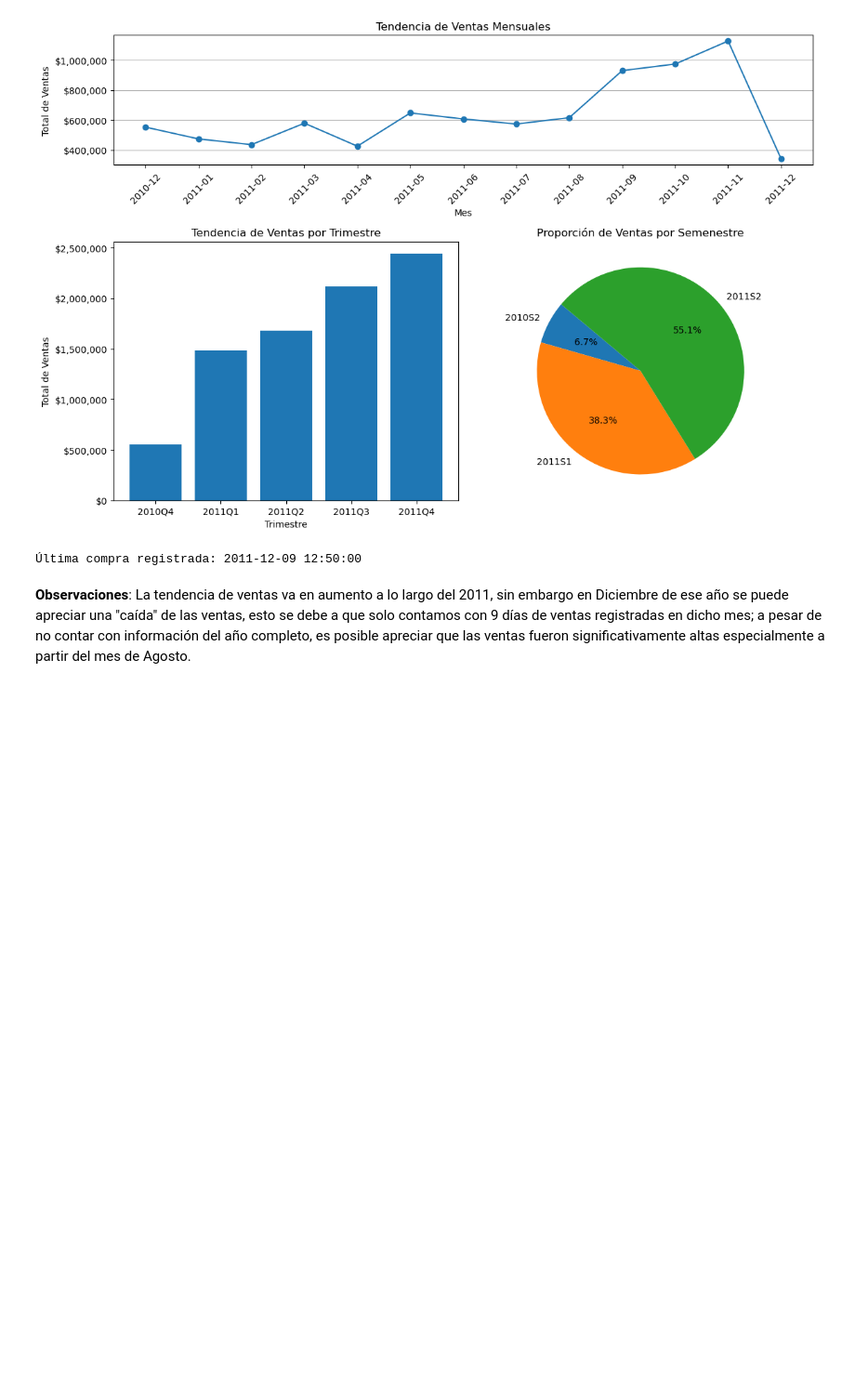
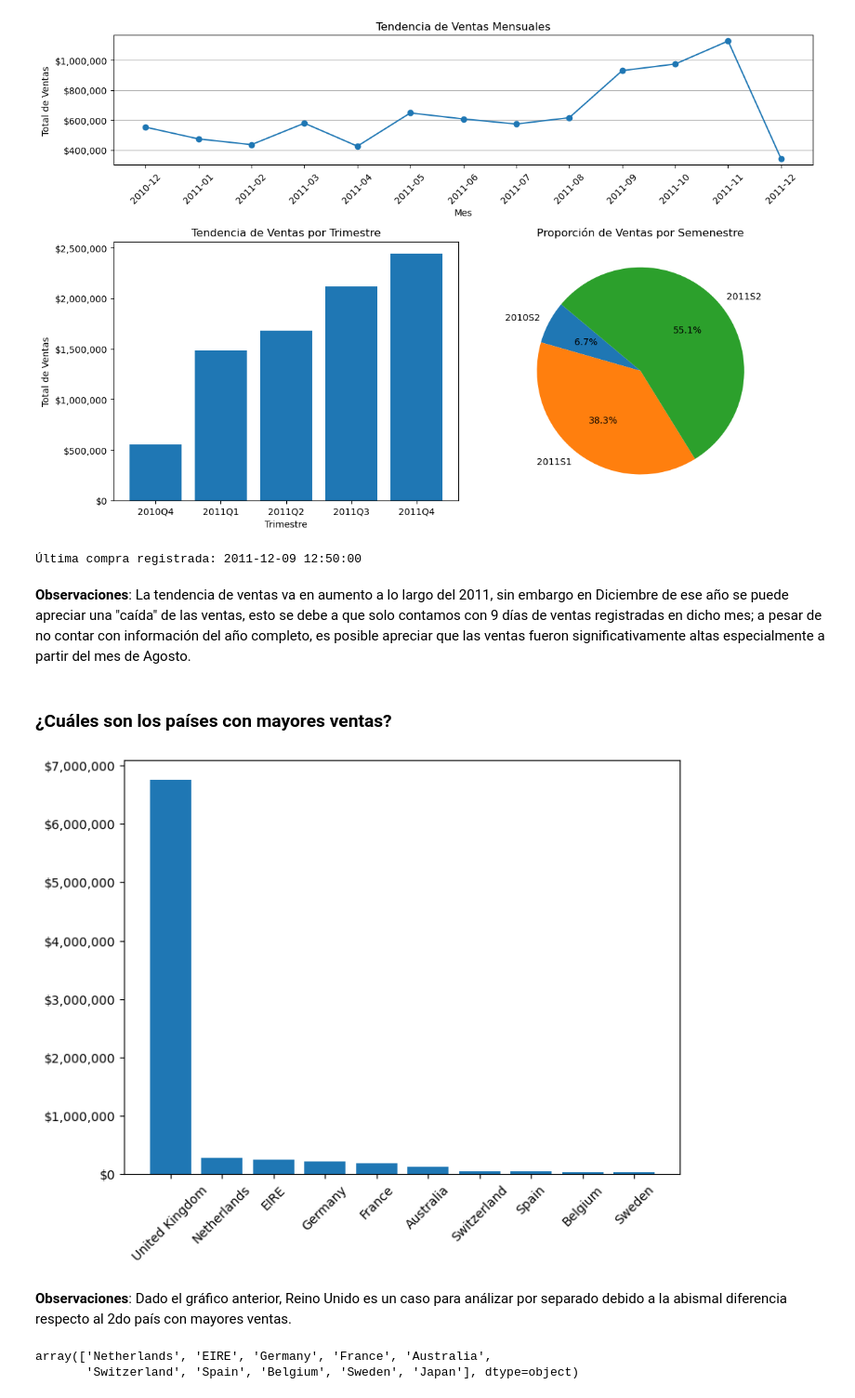
Before and after one commit to pahoalapizco/python_for_data_science, a Jupyter notebook: notebooks/4.0-numpy_pandas_da-analysis_01.ipynb, the cells around one changed output. Shown at 93% size. Cells and saved outputs as stored; diff of their text form; code cells hidden in the pictures; blank space fills up the shorter version.

Commit message:
:sparkles: (FP) Online Retail Analysis: Analysis final  (Contry sales and growth)

```diff
--- a/notebooks/4.0-numpy_pandas_da-analysis_01.ipynb
+++ b/notebooks/4.0-numpy_pandas_da-analysis_01.ipynb
@@ -591,3 +591,28 @@ print(f"Última compra registrada: {last_invoice}")
 Última compra registrada: 2011-12-09 12:50:00
 # %% [markdown]
 **Observaciones**: La tendencia de ventas va en aumento a lo largo del 2011, sin embargo en Diciembre de ese año se puede apreciar una "caída" de las ventas, esto se debe a que solo contamos con 9 días de ventas registradas en dicho mes; a pesar de no contar con información del año completo, es posible apreciar que las ventas fueron significativamente altas especialmente a partir del mes de Agosto.
+# %% [markdown]
+### ¿Cuáles son los países con mayores ventas?
+# %%
+sales_by_contry = retail_cleaned.groupby("Country")["TotalAmount"].sum().sort_values(ascending=False).reset_index()
+
+plt.figure(figsize=(8,6))
+
+plt.bar(
+  sales_by_contry["Country"].head(10),
+  sales_by_contry["TotalAmount"].head(10)
+)
+
+plt.gca().yaxis.set_major_formatter(money_formatter)
+
+plt.xticks(rotation=45);
+# %% [output]
+[figure, added]
+# %% [markdown]
+**Observaciones**: Dado el gráfico anterior, Reino Unido es un caso para análizar por separado debido a la abismal diferencia respecto al 2do país con mayores ventas.
+# %%
+top10_sales_by_country = sales_by_contry[sales_by_contry["Country"] != "United Kingdom"].nlargest(10, "TotalAmount")
+top10_sales_by_country["Country"].unique()
+# %% [output]
+array(['Netherlands', 'EIRE', 'Germany', 'France', 'Australia',
+       'Switzerland', 'Spain', 'Belgium', 'Sweden', 'Japan'], dtype=object)
```
Also changed, not shown: parts of 7 cells of this notebook.
